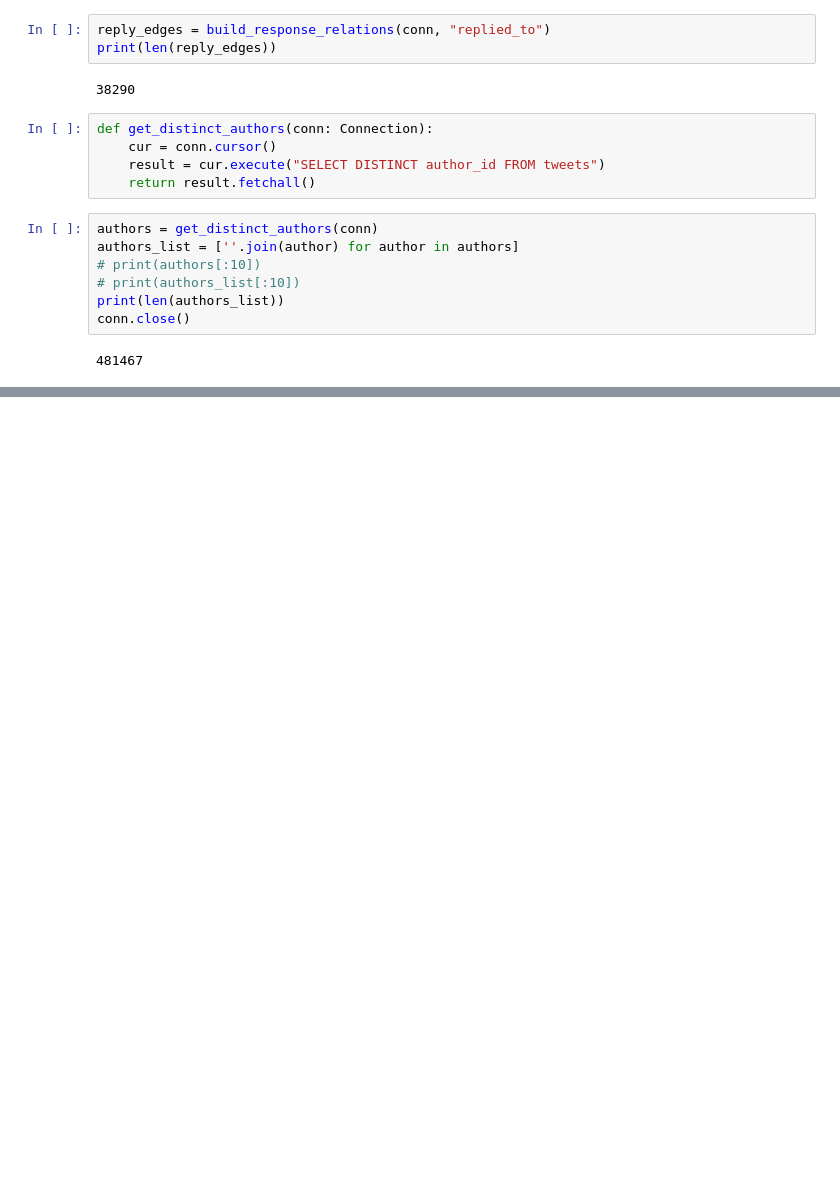
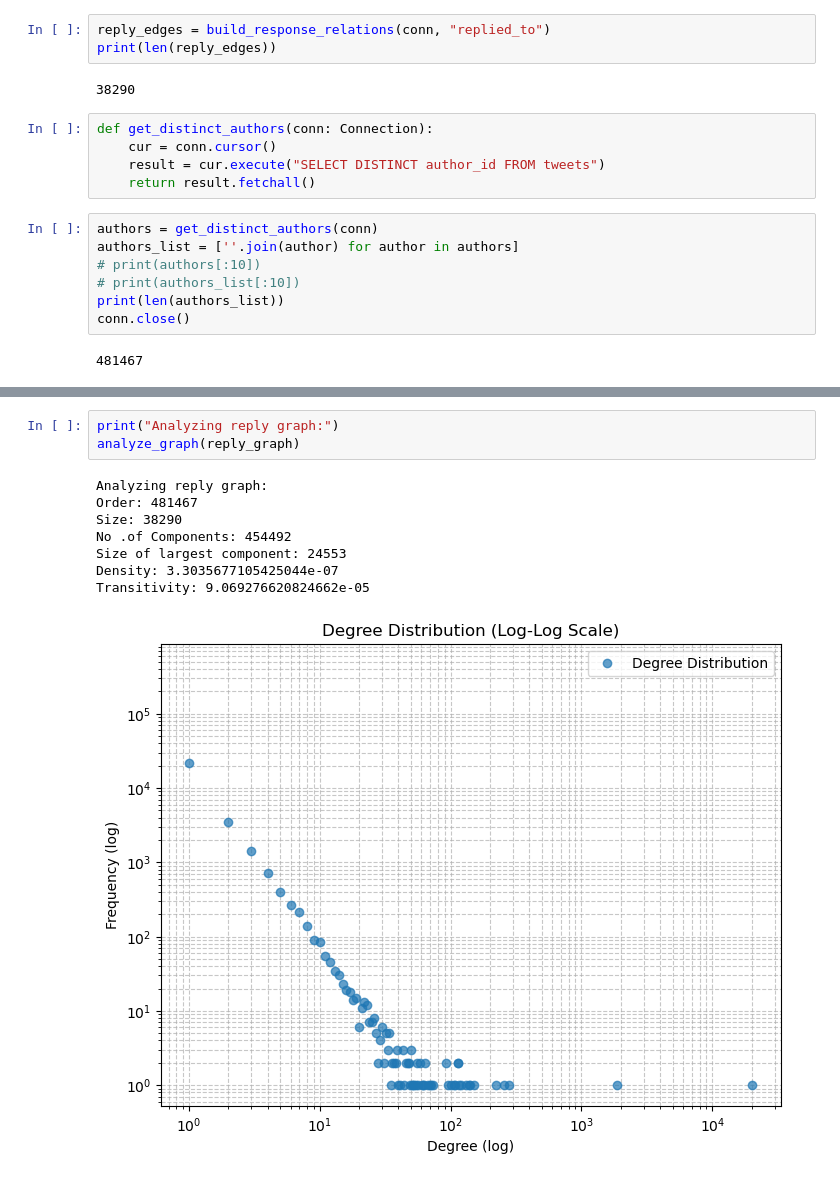
Before and after one commit to vaughankraska/social_data_mining, a Jupyter notebook: src/labs/social_network_analysis/analysis.ipynb, the cells around one changed output, grey strips where cells are left out. Drawn from its saved outputs; the diff is of its cells as text; blank space fills up the shorter version.

```diff
--- a/src/labs/social_network_analysis/analysis.ipynb
+++ b/src/labs/social_network_analysis/analysis.ipynb
@@ -48,0 +172,12 @@ conn.close()
+# %%
+print("Analyzing reply graph:")
+analyze_graph(reply_graph)
+# %% [output]
+Analyzing reply graph:
+Order: 481467
+Size: 38290
+No .of Components: 454492
+Size of largest component: 24553
+Density: 3.3035677105425044e-07
+Transitivity: 9.069276620824662e-05
+[figure, added]
```
Also changed, not shown: parts of 14 cells of this notebook, 1 other file.
